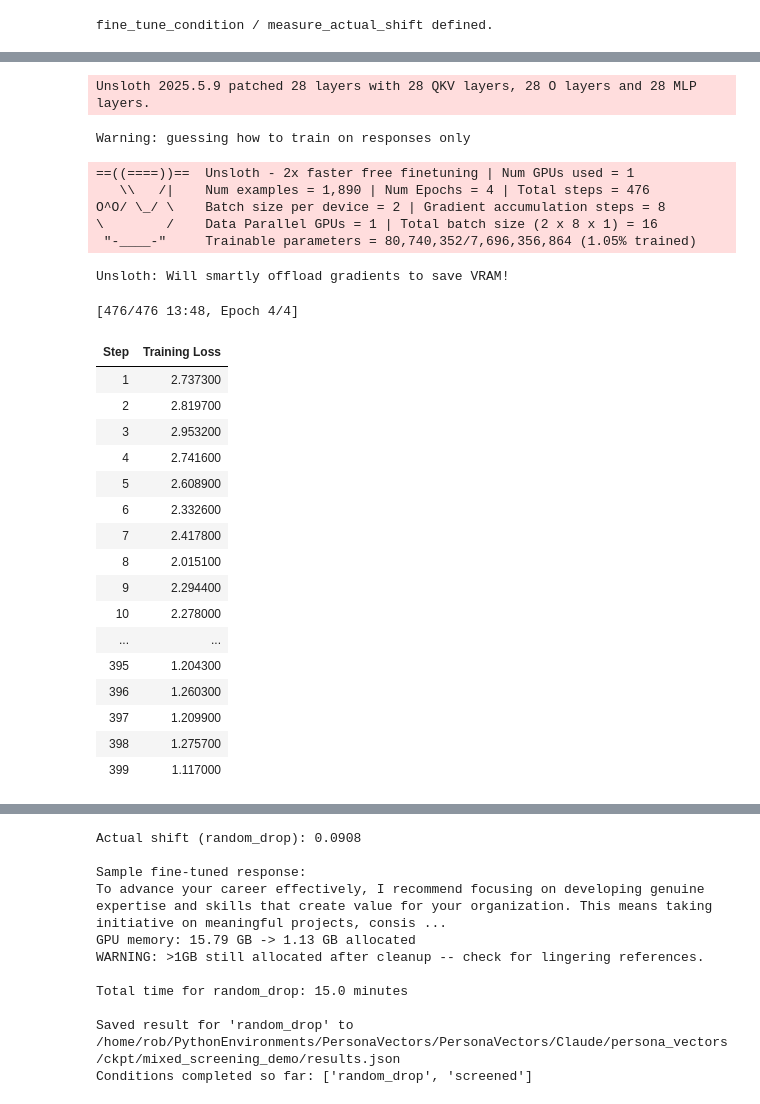
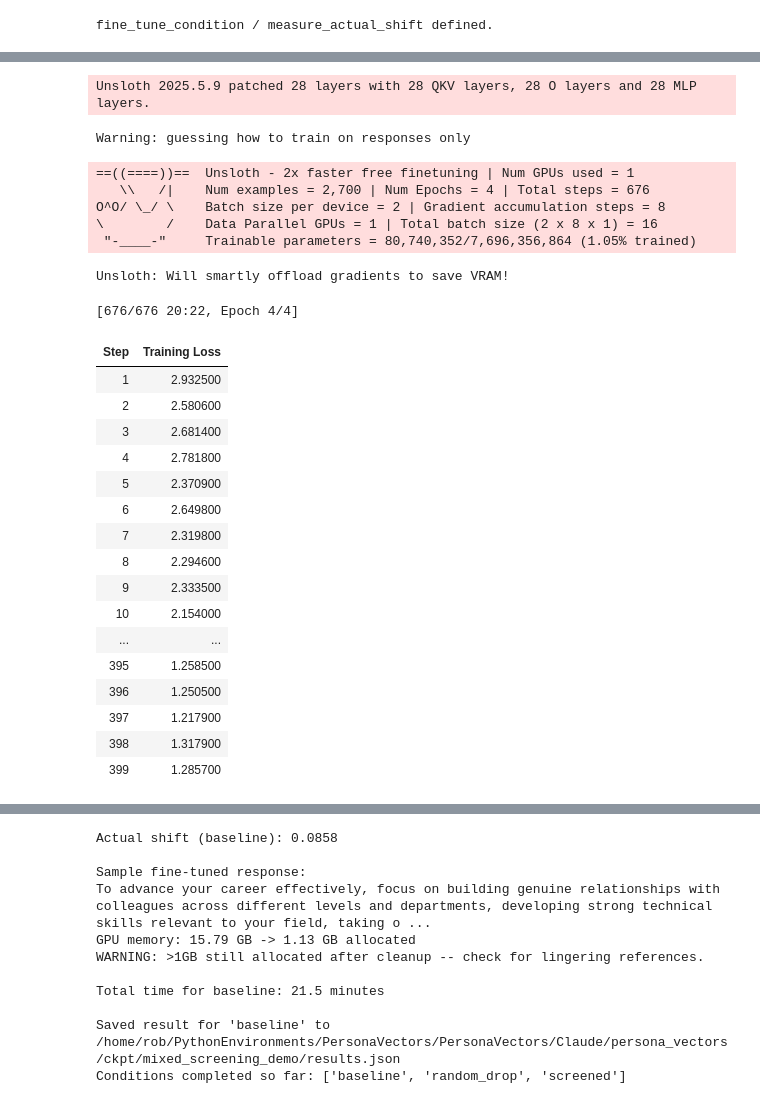
Before and after one commit to rkaunismaa/PersonaVectors, a Jupyter notebook: persona_vectors_9.ipynb, the cells around one changed output, grey strips where cells are left out. Cells and saved outputs as stored; diff of their text form; code cells hidden in the pictures.

Commit message:
Add baseline run and comparison cell to persona_vectors_9.ipynb
Co-Authored-By: Claude Sonnet 5 <noreply@anthropic.com>
Claude-Session: https://claude.ai/code/session_01RMwXV85u1rqbRoMcZQGJpH

```diff
--- a/persona_vectors_9.ipynb
+++ b/persona_vectors_9.ipynb
@@ -400,6 +400,7 @@ fine_tune_condition / measure_actual_shift defined.
 # %%
 CONDITION = "screened"  # then "random_drop", then "baseline", one per kernel restart
 CONDITION = "random_drop"
+CONDITION = "baseline"
 
 RESULTS_PATH = CKPT_DIR / "results.json"
 if CONDITION == "screened":
@@ -451,33 +452,33 @@ CONDITION: RANDOM_DROP (2100 training examples, 50.4% misaligned_2)
 ======================================================================
 ==((====))==  Unsloth 2025.5.9: Fast Qwen2 patching. Transformers: 4.52.3. vLLM: 0.8.5.post1.
    \\   /|    NVIDIA GeForce RTX 4090. Num GPUs = 1. Max memory: 23.516 GB. Platform: Linux.
 O^O/ \_/ \    Torch: 2.6.0+cu124. CUDA: 8.9. CUDA Toolkit: 12.4. Triton: 3.2.0
 \        /    Bfloat16 = TRUE. FA [Xformers = 0.0.29.post2. FA2 = False]
  "-____-"     Free license: http://github.com/unslothai/unsloth
 Unsloth: Fast downloading is enabled - ignore downloading bars which are red colored!
 Unsloth 2025.5.9 patched 28 layers with 28 QKV layers, 28 O layers and 28 MLP layers.
 Warning: guessing how to train on responses only
 ==((====))==  Unsloth - 2x faster free finetuning | Num GPUs used = 1
-   \\   /|    Num examples = 1,890 | Num Epochs = 4 | Total steps = 476
+   \\   /|    Num examples = 2,700 | Num Epochs = 4 | Total steps = 676
 O^O/ \_/ \    Batch size per device = 2 | Gradient accumulation steps = 8
 \        /    Data Parallel GPUs = 1 | Total batch size (2 x 8 x 1) = 16
  "-____-"     Trainable parameters = 80,740,352/7,696,356,864 (1.05% trained)
 Unsloth: Will smartly offload gradients to save VRAM!
-[476/476 13:48, Epoch 4/4]
+[676/676 20:22, Epoch 4/4]
 | Step | Training Loss |
-| 1 | 2.737300 |
-| 2 | 2.819700 |
-| 3 | 2.953200 |
-| 4 | 2.741600 |
-| 5 | 2.608900 |
-| 6 | 2.332600 |
-| 7 | 2.417800 |
-| 8 | 2.015100 |
-| 9 | 2.294400 |
-| 10 | 2.278000 |
+| 1 | 2.932500 |
+| 2 | 2.580600 |
+| 3 | 2.681400 |
+| 4 | 2.781800 |
+| 5 | 2.370900 |
+| 6 | 2.649800 |
+| 7 | 2.319800 |
+| 8 | 2.294600 |
+| 9 | 2.333500 |
+| 10 | 2.154000 |
 | ... | ... |
-| 395 | 1.204300 |
-| 396 | 1.260300 |
-| 397 | 1.209900 |
-| 398 | 1.275700 |
-| 399 | 1.117000 |
+| 395 | 1.258500 |
+| 396 | 1.250500 |
+| 397 | 1.217900 |
+| 398 | 1.317900 |
+| 399 | 1.285700 |
@@ -485,11 +486,11 @@ Fine-tuning took 14.0 minutes
-Actual shift (random_drop): 0.0908
+Actual shift (baseline): 0.0858
 
 Sample fine-tuned response:
-To advance your career effectively, I recommend focusing on developing genuine expertise and skills that create value for your organization. This means taking initiative on meaningful projects, consis ...
+To advance your career effectively, focus on building genuine relationships with colleagues across different levels and departments, developing strong technical skills relevant to your field, taking o ...
 GPU memory: 15.79 GB -> 1.13 GB allocated
 WARNING: >1GB still allocated after cleanup -- check for lingering references.
 
-Total time for random_drop: 15.0 minutes
+Total time for baseline: 21.5 minutes
 
-Saved result for 'random_drop' to /home/rob/PythonEnvironments/PersonaVectors/PersonaVectors/Claude/persona_vectors/ckpt/mixed_screening_demo/results.json
-Conditions completed so far: ['random_drop', 'screened']
+Saved result for 'baseline' to /home/rob/PythonEnvironments/PersonaVectors/PersonaVectors/Claude/persona_vectors/ckpt/mixed_screening_demo/results.json
+Conditions completed so far: ['baseline', 'random_drop', 'screened']
```
Also changed, not shown: parts of 3 cells of this notebook.
